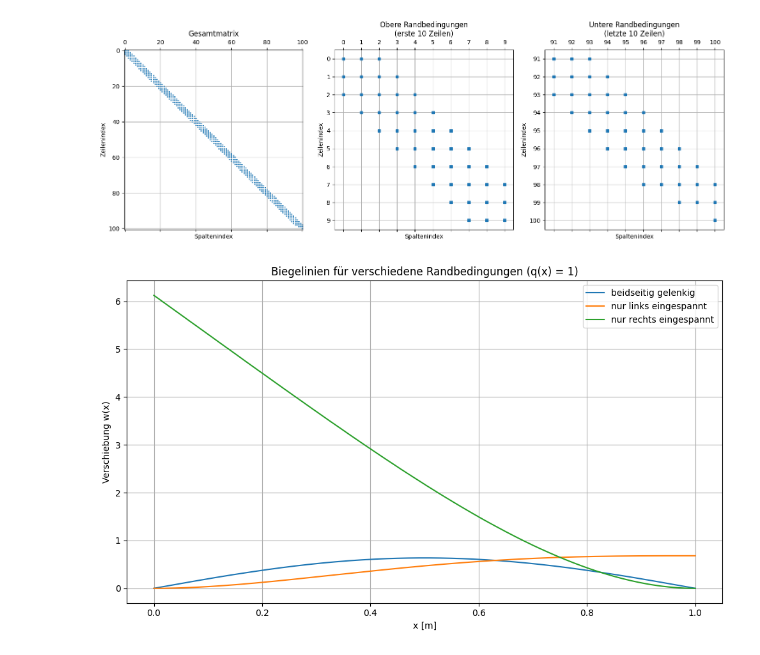
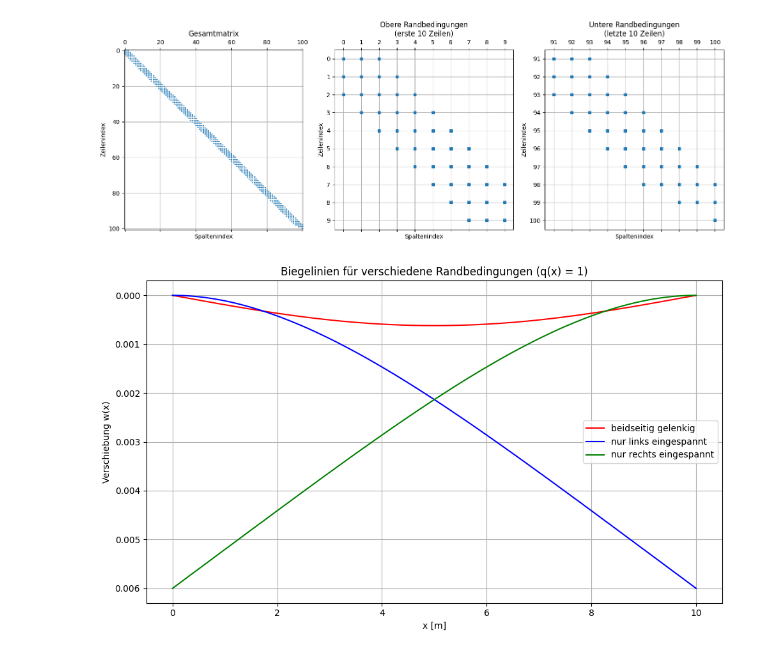
Before and after one commit to AhmedHossamMido/projektarbeit, a Jupyter notebook: projektdatei.ipynb, the cells around one changed output. Cells and saved outputs as stored; diff of their text form; code cells hidden in the pictures.

```diff
--- a/projektdatei.ipynb
+++ b/projektdatei.ipynb
@@ -241,0 +631,24 @@ Im Folgenden implementieren wir Schritt für Schritt die Diskretisierung, den Au
+# %%
+# Parameter
+L = 10.0
+EI = 1e7
+q = 1000.0
+
+x = np.linspace(0, L, 500)
+
+# Analytische Lösung für links frei, rechts eingespannt
+w = (q / (24 * EI)) * x**4 - (q / (6 * EI)) * L**3 * x + (q / (8 * EI)) * L**4
+
+plt.figure(figsize=(8, 4))
+plt.plot(x, w, label='Durchbiegung $w(x)$ (links frei, rechts eingespannt)', color='green')
+plt.xlabel('$x$ [m]')
+plt.ylabel('Durchbiegung $w(x)$ [m]')
+plt.title('Durchbiegung des Balkens (links frei, rechts eingespannt)\n(y-Achse wächst nach unten)')
+plt.grid(True)
+plt.legend()
+
+# y-Achse invertieren, damit sie nach unten wächst
+plt.gca().invert_yaxis()
+
+plt.tight_layout()
+plt.show()
@@ -966,12 +1386,12 @@ kann die Biegelinie $\vec{w}$ numerisch berechnet werden.
 # -----------------------------------------------
 
 # --- Physikalische Parameter ---
-L = 1.0      # Länge des Balkens in Metern (m)
-EI = 1.0     # Biegesteifigkeit: Produkt aus Elastizitätsmodul E und Flächenträgheitsmoment I
+L = 10      # Länge des Balkens in Metern (m)
+EI = 1e7     # Biegesteifigkeit: Produkt aus Elastizitätsmodul E und Flächenträgheitsmoment I
 
 # --- Erzeugung der Gitterpunkte ---
 # --- Numerische Diskretisierung ---
-N_intervalls = 200      # Anzahl der Unterteilungen des Balkens (Anzahl Gitterintervalle)
+N_intervalls = 100     # Anzahl der Unterteilungen des Balkens (Anzahl Gitterintervalle)
 N_nodes = N_intervalls + 1 # Anzahl der Gitterpunkte
 x = np.linspace(0, L, N_nodes)  # np.linspace erzeugt N_nodes gleichmäßig verteilte Punkte von 0 bis L
                               # Diese entsprechen den Knotenpunkten x_0, x_1, ..., x_N_intervalls
@@ -1304,34 +1722,40 @@ plot_matrix_with_boundaries(EIA3)
 
 # Liste der Randbedingungen, die wir betrachten wollen
 boundary_conditions = {
     "beidseitig gelenkig": "beidseitig_gelenkig",
     "nur links eingespannt": "nur_links_eingespannt",
     "nur rechts eingespannt": "nur_rechts_eingespannt"
 }
 
 solutions = {}
 
 # Schleife über alle Randbedingungen
 for label, bc in boundary_conditions.items():
     EIA, q_mod = build_bending_matrix(N_nodes, h, EI, q.copy(), boundary_condition=bc)
-    w = np.linalg.solve(EIA, q_mod)
+    w = np.linalg.solve(EIA.toarray(), q_mod)
     solutions[label] = w
 
 # -----------------------------------------------
 # Plot der Biegelinien
 # -----------------------------------------------
 
 plt.figure(figsize=(10, 6))
 
-for label, w in solutions.items():
-    plt.plot(x, w, label=label)
+clrs = ["red", "blue", "green"]
+
+for (label, w), clr in zip(solutions.items(),clrs):
+    plt.plot(x, w, label=label, color=clr)
 
 plt.xlabel("x [m]")
 plt.ylabel("Verschiebung w(x)")
 plt.title("Biegelinien für verschiedene Randbedingungen (q(x) = 1)")
 plt.legend()
 plt.grid(True)
+
+# y-Achse invertieren, sodass sie von oben nach unten wächst
+plt.gca().invert_yaxis()
+
 plt.tight_layout()
 plt.show()
 # %% [output]
-[figure, old version]
+[figure, new version]
```
Also changed, not shown: parts of 21 cells of this notebook.
